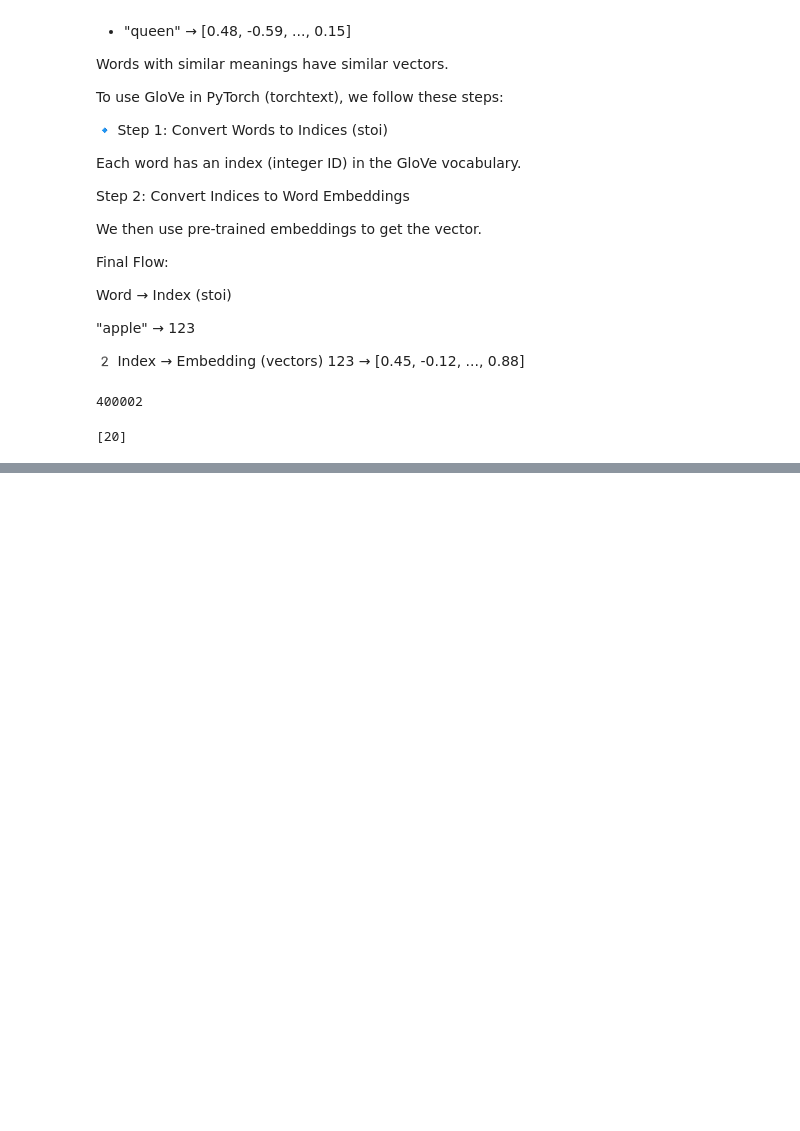
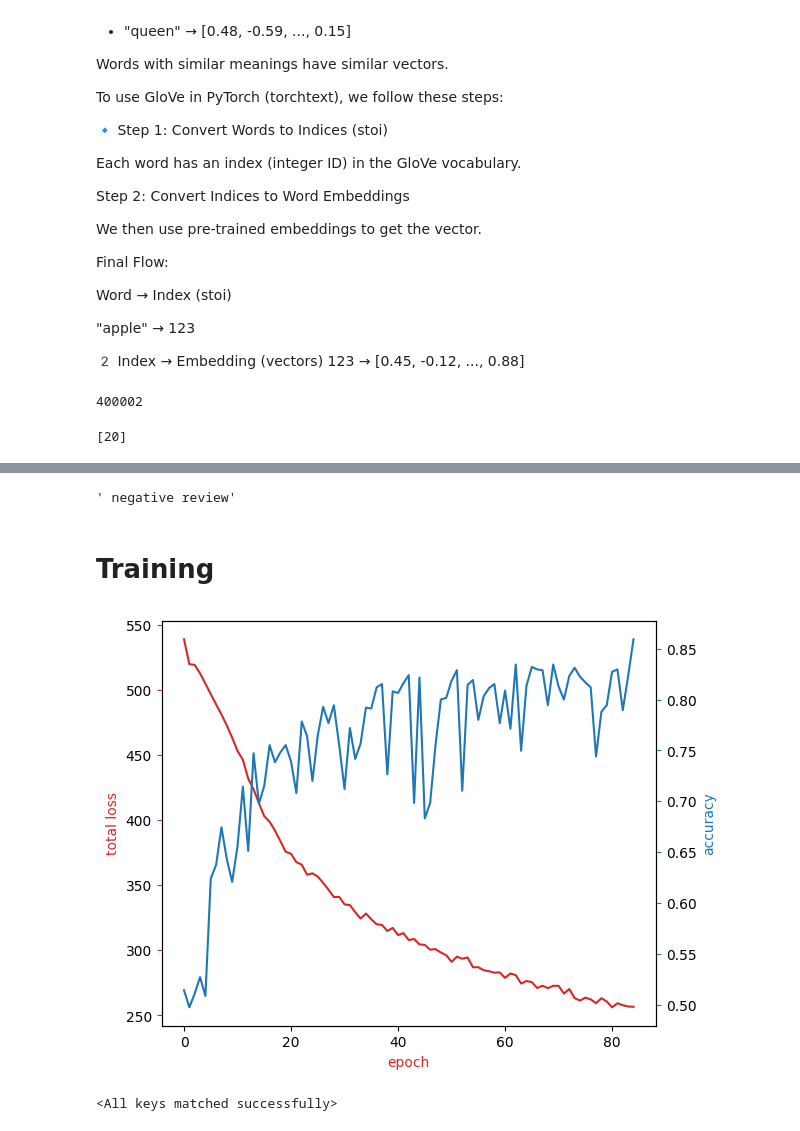
Before and after one commit to saifkheraj/d_s, a Jupyter notebook: GenAI/Finetuning_Transformers/PEFT/adapters_pytorch.ipynb, the cells around one changed output, grey strips where cells are left out. Drawn from its saved outputs; the diff is of its cells as text; code cells hidden in the pictures; blank space fills up the shorter version.

```diff
--- a/GenAI/Finetuning_Transformers/PEFT/adapters_pytorch.ipynb
+++ b/GenAI/Finetuning_Transformers/PEFT/adapters_pytorch.ipynb
@@ -342,0 +524,4 @@ vocab(['he'])
+# %%
+predict("I like sports and stuff", text_pipeline, model)
+# %% [output]
+' negative review'
@@ -342,0 +554,2 @@ vocab(['he'])
+# %% [markdown]
+# Training
@@ -342,0 +602,15 @@ vocab(['he'])
+# %%
+acc_urlopened = urlopen('https://cf-courses-data.s3.us.cloud-object-storage.appdomain.cloud/sybqacL5p1qeEO8d4xRZNg/model-IMDB%20dataset%20small2-acc')
+loss_urlopened = urlopen('https://cf-courses-data.s3.us.cloud-object-storage.appdomain.cloud/eOt6woGoaOB565T0RLH5WA/model-IMDB%20dataset%20small2-loss')
+acc_epoch = pickle.load(acc_urlopened)
+cum_loss_list = pickle.load(loss_urlopened)
+plot(cum_loss_list,acc_epoch)
+# %% [output]
+[figure, added]
+# %%
+urlopened = urlopen('https://cf-courses-data.s3.us.cloud-object-storage.appdomain.cloud/q66IH6a7lglkZ4haM6hB1w/model-IMDB%20dataset%20small2.pth')
+model_ = Net(vocab_size=vocab_size, num_class=2).to(device)
+model_.load_state_dict(torch.load(io.BytesIO(urlopened.read()), map_location=device))
+#evaluate(test_dataloader, model_)
+# %% [output]
+<All keys matched successfully>
```
Also changed, not shown: parts of 46 cells of this notebook.
